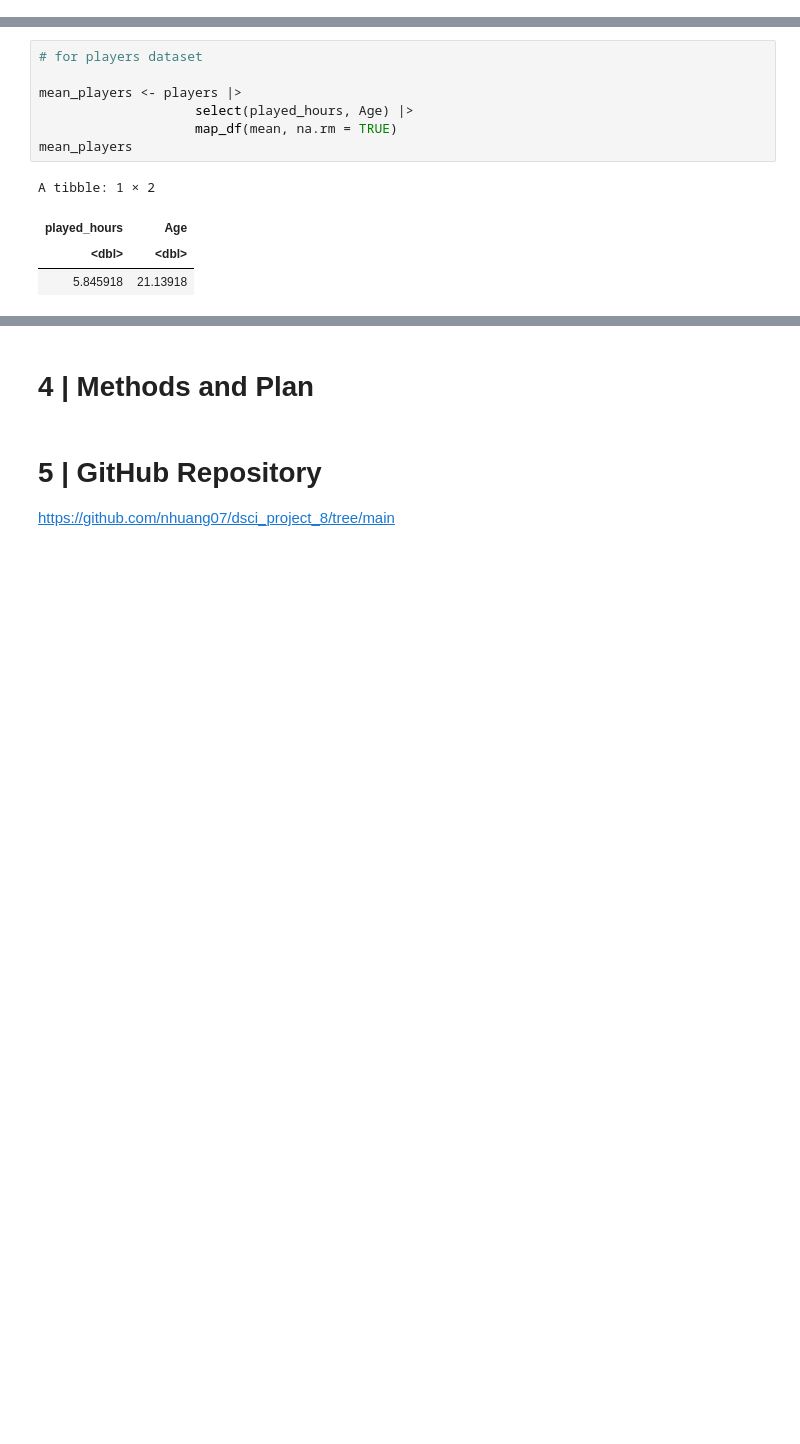
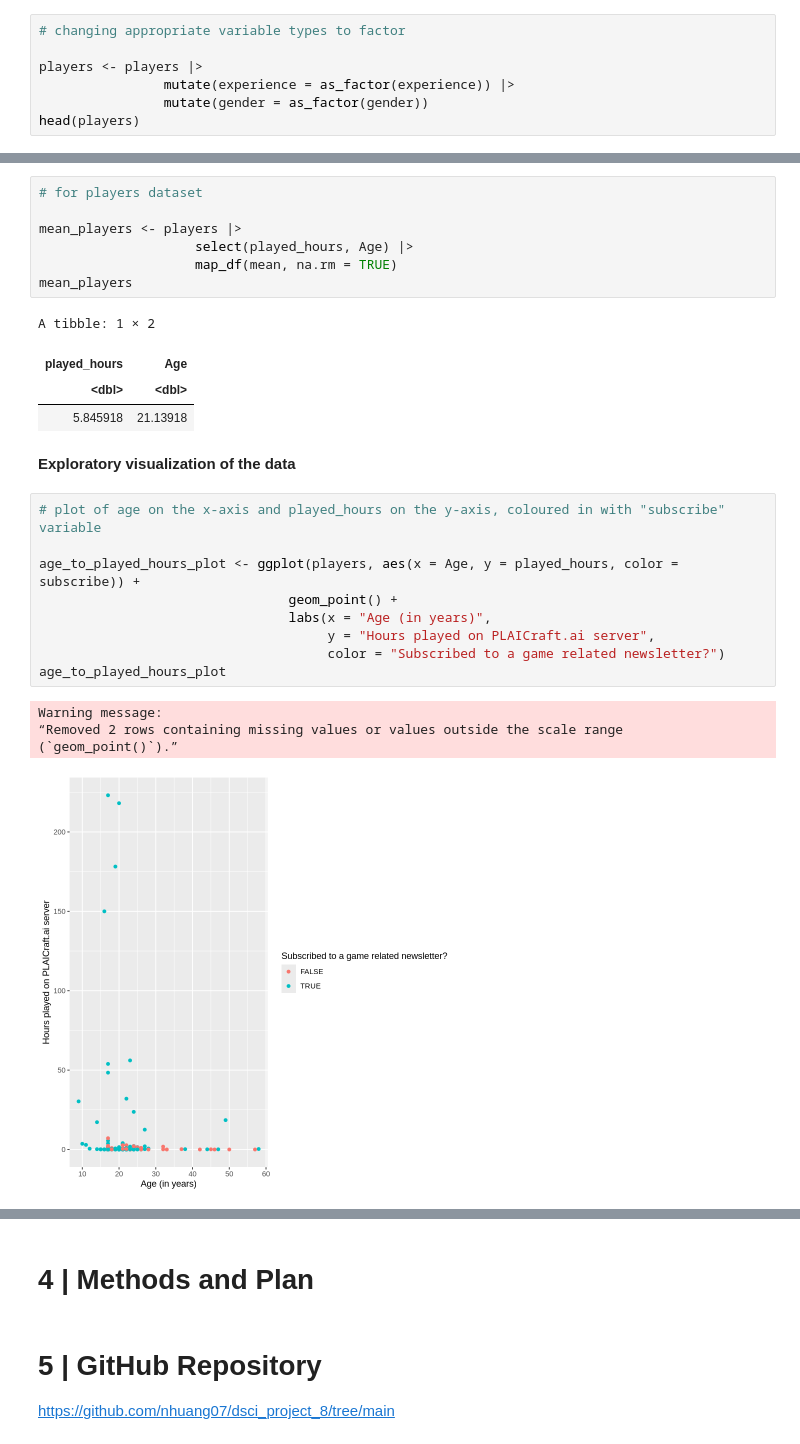
Before and after one commit to nhuang07/dsci_project_8, a Jupyter notebook: dsci_project_8.ipynb, the cells around one changed output, grey strips where cells are left out. Cells and saved outputs as stored; diff of their text form; blank space fills up the shorter version.

```diff
--- a/dsci_project_8.ipynb
+++ b/dsci_project_8.ipynb
@@ -107,0 +114,7 @@ The dataset relevant to my specific question, the "players" dataset, does not re
+# %%
+# changing appropriate variable types to factor
+
+players <- players |>
+                mutate(experience = as_factor(experience)) |>
+                mutate(gender = as_factor(gender))
+head(players)
@@ -119,3 +144,19 @@ A tibble: 1 × 2
 | played_hours | Age |
 | <dbl> | <dbl> |
 | 5.845918 | 21.13918 |
+# %% [markdown]
+**Exploratory visualization of the data**
+# %%
+# plot of age on the x-axis and played_hours on the y-axis, coloured in with "subscribe" variable
+
+age_to_played_hours_plot <- ggplot(players, aes(x = Age, y = played_hours, color = subscribe)) +
+                                geom_point() +
+                                labs(x = "Age (in years)",
+                                     y = "Hours played on PLAICraft.ai server",
+                                     color = "Subscribed to a game related newsletter?")
+age_to_played_hours_plot
+# %% [output]
+Warning message:
+“Removed 2 rows containing missing values or values outside the scale range
+(`geom_point()`).”
+[figure, added]
```
Also changed, not shown: parts of 9 cells of this notebook.
